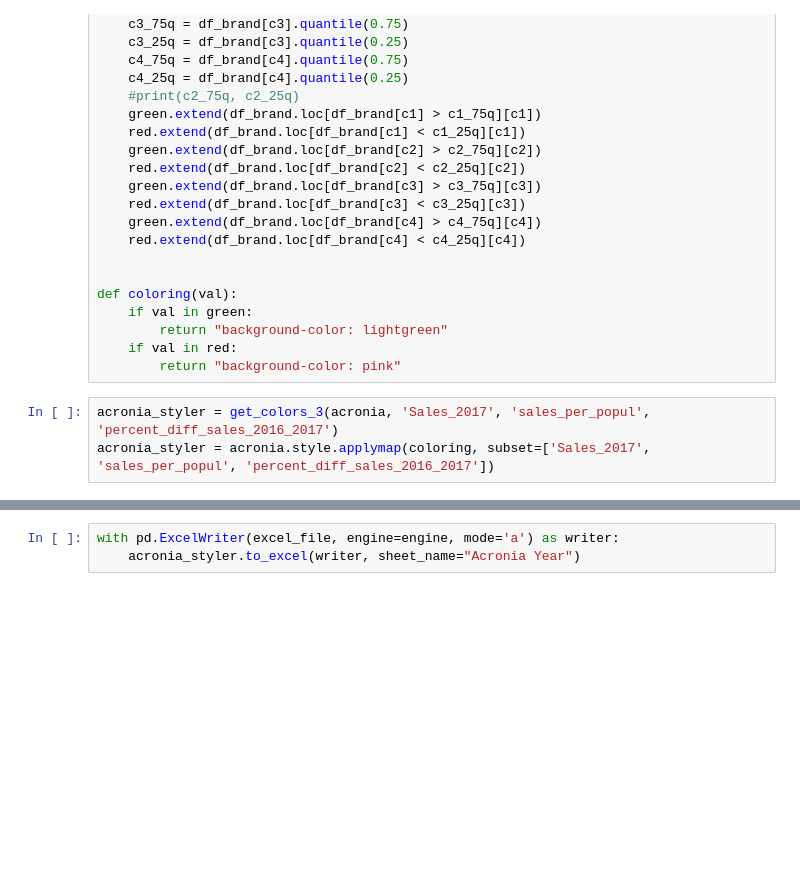
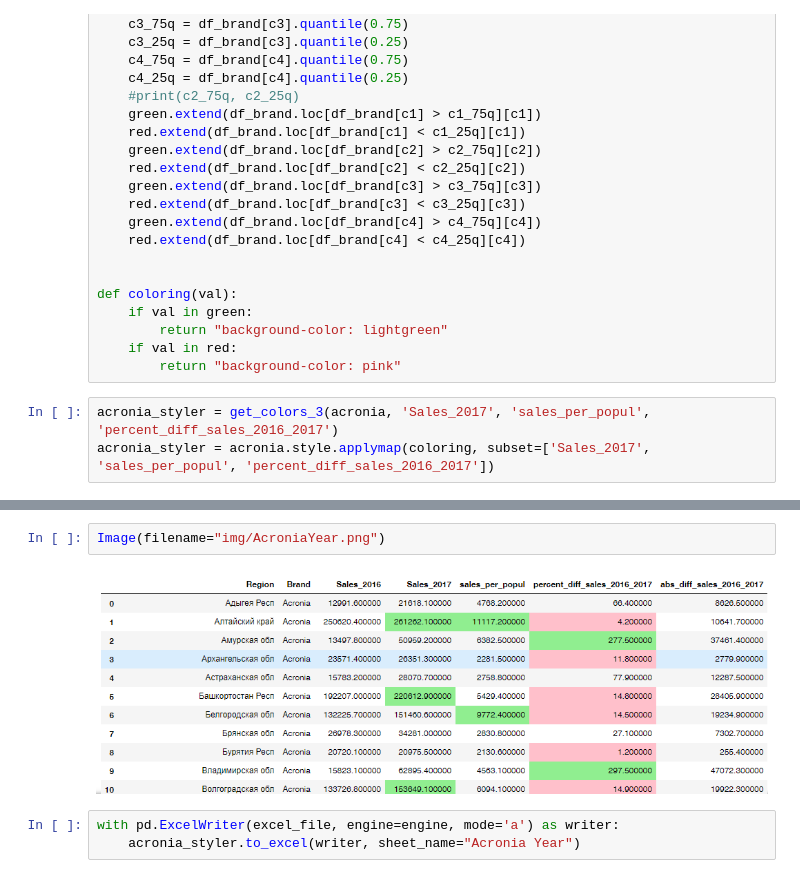
Before and after one commit to olga-abrams/DS_projects, a Jupyter notebook: pharm/pharm.ipynb, the cells around one changed output, grey strips where cells are left out. Drawn from its saved outputs; the diff is of its cells as text; blank space fills up the shorter version.

Commit message:
Image

```diff
--- a/pharm/pharm.ipynb
+++ b/pharm/pharm.ipynb
@@ -487,3 +486,7 @@ acronia_styler = acronia.style.applymap(coloring, subset=['Sales_2017', 'sales_p
+# %%
+Image(filename="img/AcroniaYear.png")
+# %% [output]
+[figure, added]
 # %%
 with pd.ExcelWriter(excel_file, engine=engine, mode='a') as writer:
     acronia_styler.to_excel(writer, sheet_name="Acronia Year")
```
Also changed, not shown: parts of 12 cells of this notebook.
